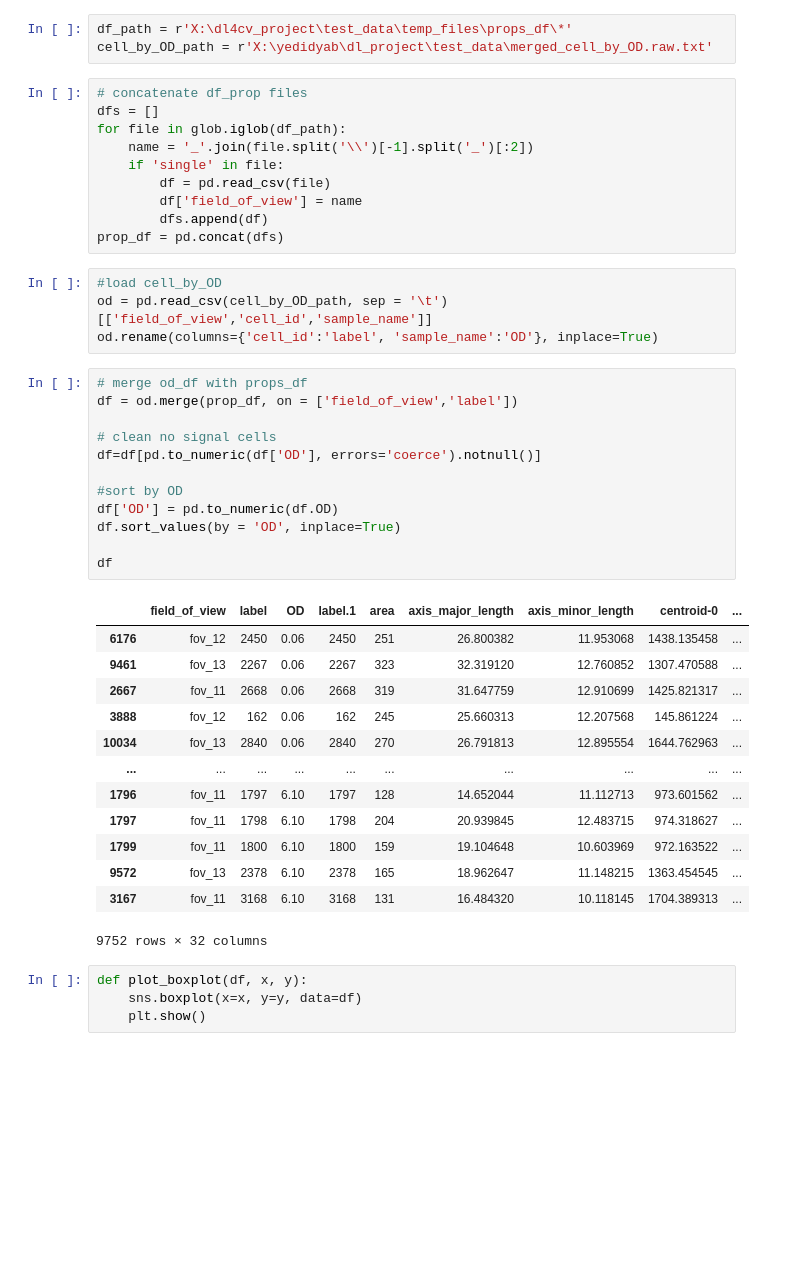
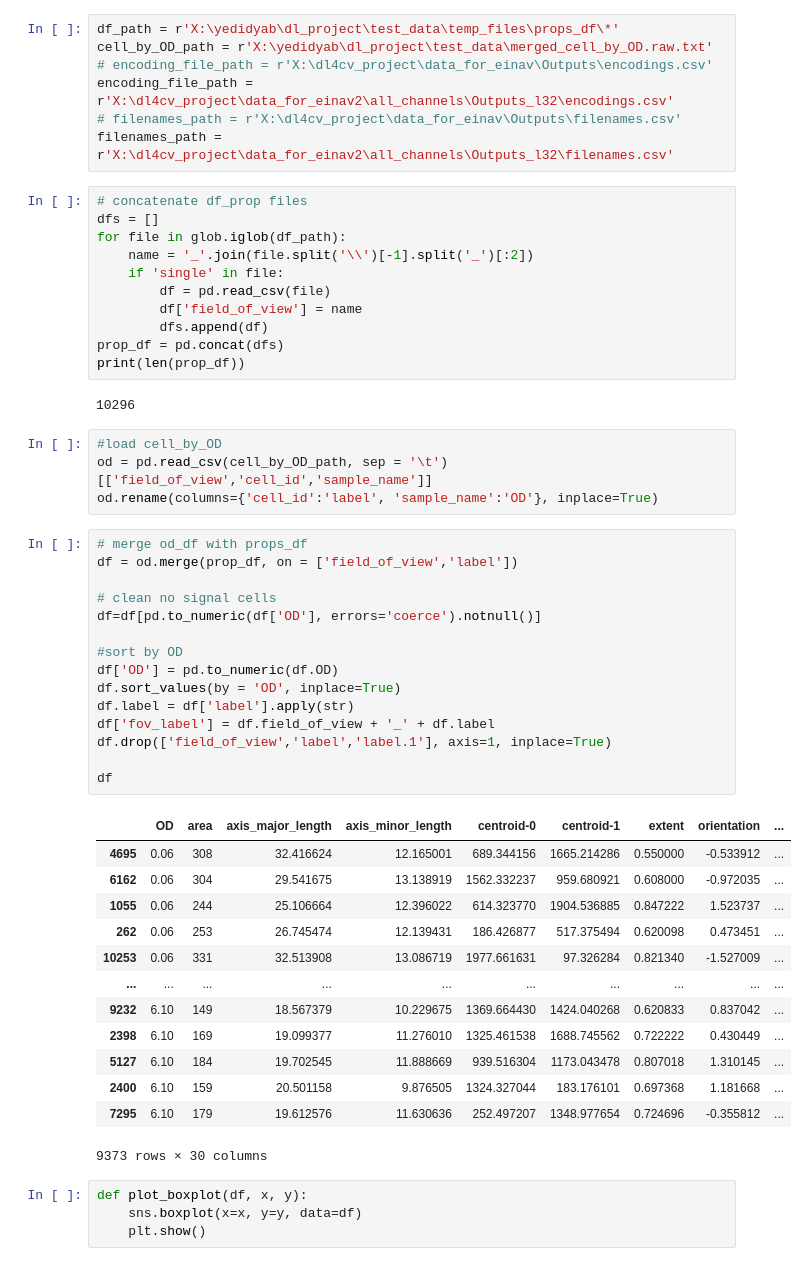
Before and after one commit to Yedidya-be/dl_project, a Jupyter notebook: notebooks/test_data_analyze.ipynb, the cells around one changed output. Saved outputs shown, nothing was run; the diff lists cells and outputs as text; blank space fills up the shorter version.

```diff
--- a/notebooks/test_data_analyze.ipynb
+++ b/notebooks/test_data_analyze.ipynb
@@ -7,6 +8,10 @@ import matplotlib.pyplot as plt
-# %%
-df_path = r'X:\dl4cv_project\test_data\temp_files\props_df\*'
-cell_by_OD_path = r'X:\yedidyab\dl_project\test_data\merged_cell_by_OD.raw.txt'
+# %%
+df_path = r'X:\yedidyab\dl_project\test_data\temp_files\props_df\*'
+cell_by_OD_path = r'X:\yedidyab\dl_project\test_data\merged_cell_by_OD.raw.txt'
+# encoding_file_path = r'X:\dl4cv_project\data_for_einav\Outputs\encodings.csv'
+encoding_file_path = r'X:\dl4cv_project\data_for_einav2\all_channels\Outputs_l32\encodings.csv'
+# filenames_path = r'X:\dl4cv_project\data_for_einav\Outputs\filenames.csv'
+filenames_path = r'X:\dl4cv_project\data_for_einav2\all_channels\Outputs_l32\filenames.csv'
 # %%
 # concatenate df_prop files
 dfs = []
@@ -17,6 +22,9 @@ for file in glob.iglob(df_path):
         df['field_of_view'] = name
         dfs.append(df)
 prop_df = pd.concat(dfs)
+print(len(prop_df))
+# %% [output]
+10296
 # %%
 #load cell_by_OD
 od = pd.read_csv(cell_by_OD_path, sep = '\t')[['field_of_view','cell_id','sample_name']]
@@ -24,29 +32,32 @@ od.rename(columns={'cell_id':'label', 'sample_name':'OD'}, inplace=True)
 # %%
 # merge od_df with props_df
 df = od.merge(prop_df, on = ['field_of_view','label'])
 
 # clean no signal cells
 df=df[pd.to_numeric(df['OD'], errors='coerce').notnull()]
 
 #sort by OD
 df['OD'] = pd.to_numeric(df.OD)
 df.sort_values(by = 'OD', inplace=True)
+df.label = df['label'].apply(str)
+df['fov_label'] = df.field_of_view + '_' + df.label
+df.drop(['field_of_view','label','label.1'], axis=1, inplace=True)
 
 df
 # %% [output]
-|  | field_of_view | label | OD | label.1 | area | axis_major_length | axis_minor_length | centroid-0 | ... |
-| 6176 | fov_12 | 2450 | 0.06 | 2450 | 251 | 26.800382 | 11.953068 | 1438.135458 | ... |
-| 9461 | fov_13 | 2267 | 0.06 | 2267 | 323 | 32.319120 | 12.760852 | 1307.470588 | ... |
-| 2667 | fov_11 | 2668 | 0.06 | 2668 | 319 | 31.647759 | 12.910699 | 1425.821317 | ... |
-| 3888 | fov_12 | 162 | 0.06 | 162 | 245 | 25.660313 | 12.207568 | 145.861224 | ... |
-| 10034 | fov_13 | 2840 | 0.06 | 2840 | 270 | 26.791813 | 12.895554 | 1644.762963 | ... |
+|  | OD | area | axis_major_length | axis_minor_length | centroid-0 | centroid-1 | extent | orientation | ... |
+| 4695 | 0.06 | 308 | 32.416624 | 12.165001 | 689.344156 | 1665.214286 | 0.550000 | -0.533912 | ... |
+| 6162 | 0.06 | 304 | 29.541675 | 13.138919 | 1562.332237 | 959.680921 | 0.608000 | -0.972035 | ... |
+| 1055 | 0.06 | 244 | 25.106664 | 12.396022 | 614.323770 | 1904.536885 | 0.847222 | 1.523737 | ... |
+| 262 | 0.06 | 253 | 26.745474 | 12.139431 | 186.426877 | 517.375494 | 0.620098 | 0.473451 | ... |
+| 10253 | 0.06 | 331 | 32.513908 | 13.086719 | 1977.661631 | 97.326284 | 0.821340 | -1.527009 | ... |
 | ... | ... | ... | ... | ... | ... | ... | ... | ... | ... |
-| 1796 | fov_11 | 1797 | 6.10 | 1797 | 128 | 14.652044 | 11.112713 | 973.601562 | ... |
-| 1797 | fov_11 | 1798 | 6.10 | 1798 | 204 | 20.939845 | 12.483715 | 974.318627 | ... |
-| 1799 | fov_11 | 1800 | 6.10 | 1800 | 159 | 19.104648 | 10.603969 | 972.163522 | ... |
-| 9572 | fov_13 | 2378 | 6.10 | 2378 | 165 | 18.962647 | 11.148215 | 1363.454545 | ... |
-| 3167 | fov_11 | 3168 | 6.10 | 3168 | 131 | 16.484320 | 10.118145 | 1704.389313 | ... |
+| 9232 | 6.10 | 149 | 18.567379 | 10.229675 | 1369.664430 | 1424.040268 | 0.620833 | 0.837042 | ... |
+| 2398 | 6.10 | 169 | 19.099377 | 11.276010 | 1325.461538 | 1688.745562 | 0.722222 | 0.430449 | ... |
+| 5127 | 6.10 | 184 | 19.702545 | 11.888669 | 939.516304 | 1173.043478 | 0.807018 | 1.310145 | ... |
+| 2400 | 6.10 | 159 | 20.501158 | 9.876505 | 1324.327044 | 183.176101 | 0.697368 | 1.181668 | ... |
+| 7295 | 6.10 | 179 | 19.612576 | 11.630636 | 252.497207 | 1348.977654 | 0.724696 | -0.355812 | ... |
-9752 rows × 32 columns
+9373 rows × 30 columns
 # %%
 def plot_boxplot(df, x, y):
     sns.boxplot(x=x, y=y, data=df)
```
Also changed, not shown: parts of 14 cells of this notebook, 1 other file.
